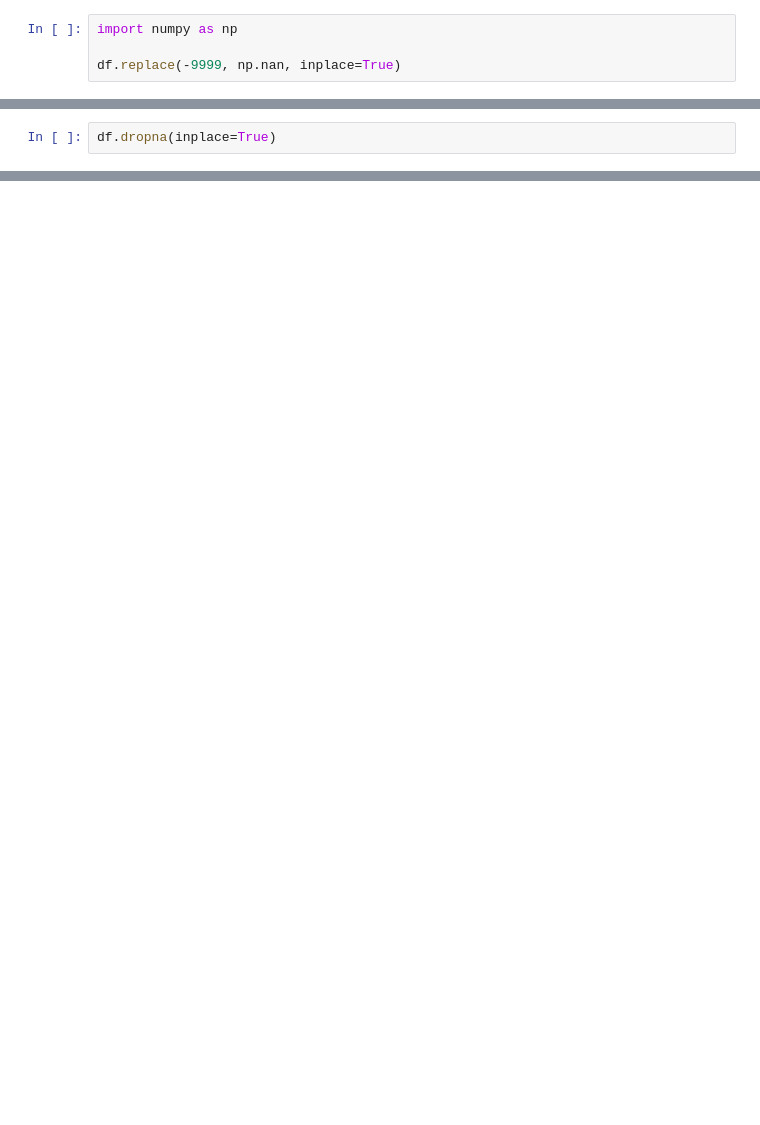
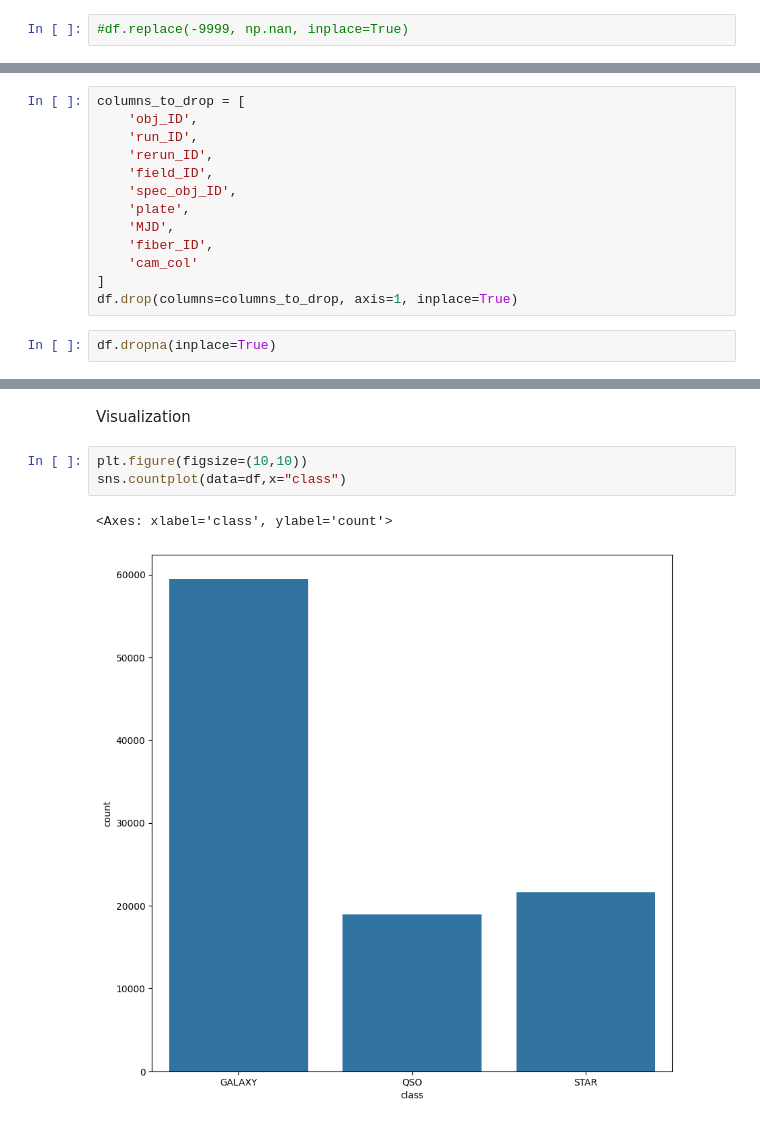
Before and after one commit to LinaDjebli/Projet_ARNN, a Jupyter notebook: star_classfication.ipynb, the cells around one changed output, grey strips where cells are left out. Drawn from its saved outputs; the diff is of its cells as text; blank space fills up the shorter version.

```diff
--- a/star_classfication.ipynb
+++ b/star_classfication.ipynb
@@ -57,7 +66,5 @@ Nombre de doublons : 0
 # %%
-import numpy as np
-
-df.replace(-9999, np.nan, inplace=True)
+#df.replace(-9999, np.nan, inplace=True)
 # %%
 print(df.isna().sum())
 # %% [output]
@@ -99,2 +92,15 @@ drop nulls
+# %%
+columns_to_drop = [
+    'obj_ID',
+    'run_ID',
+    'rerun_ID',
+    'field_ID',
+    'spec_obj_ID',
+    'plate',
+    'MJD',
+    'fiber_ID',
+    'cam_col'
+]
+df.drop(columns=columns_to_drop, axis=1, inplace=True)
 # %%
 df.dropna(inplace=True)
@@ -377,0 +139,8 @@ as long as the values are close we are not in the overfitting  :3
+# %% [markdown]
+Visualization
+# %%
+plt.figure(figsize=(10,10))
+sns.countplot(data=df,x="class")
+# %% [output]
+<Axes: xlabel='class', ylabel='count'>
+[figure, added]
```
Also changed, not shown: parts of 69 cells of this notebook.
